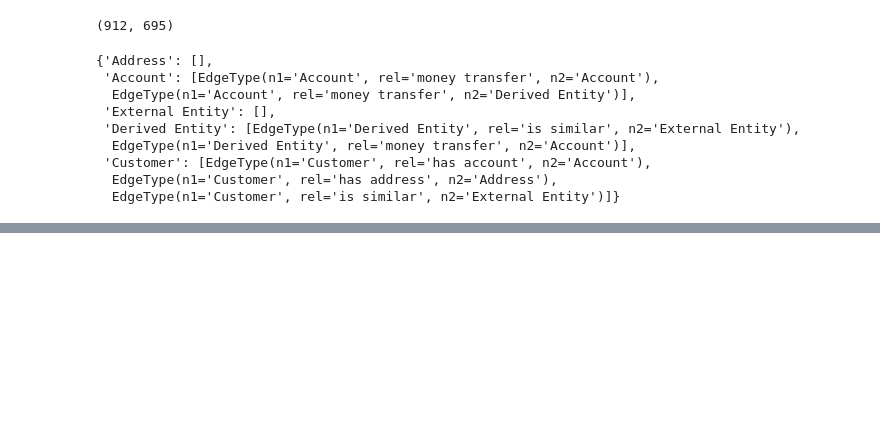
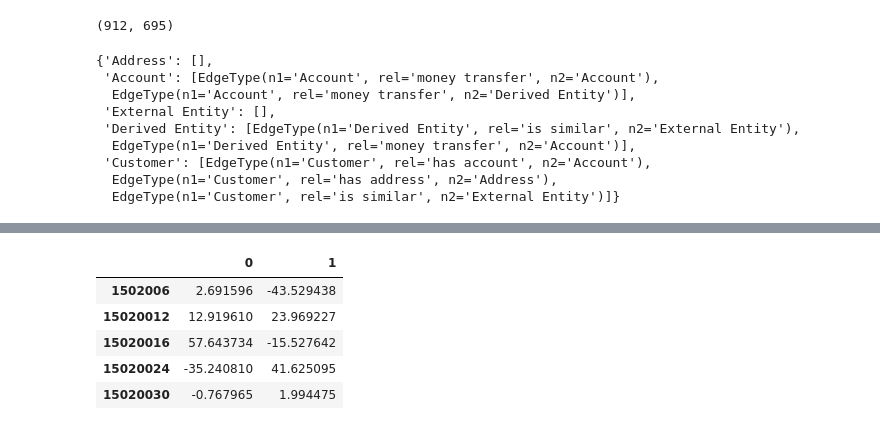
Before and after one commit to merklefruit/hpc2020-graphML, a Jupyter notebook: notebooks/HINSAGE #1.ipynb, the cells around one changed output, grey strips where cells are left out. Saved outputs shown, nothing was run; the diff lists cells and outputs as text; code cells hidden in the pictures; blank space fills up the shorter version.

```diff
--- a/notebooks/HINSAGE #1.ipynb
+++ b/notebooks/HINSAGE #1.ipynb
@@ -183,0 +218,9 @@ def run_deep_graph_infomax(base_model, generator, epochs):
+# %%
+embeddings_2d.head()
+# %% [output]
+|  | 0 | 1 |
+| 1502006 | 2.691596 | -43.529438 |
+| 15020012 | 12.919610 | 23.969227 |
+| 15020016 | 57.643734 | -15.527642 |
+| 15020024 | -35.240810 | 41.625095 |
+| 15020030 | -0.767965 | 1.994475 |
```
Also changed, not shown: parts of 19 cells of this notebook, 13 other files.
